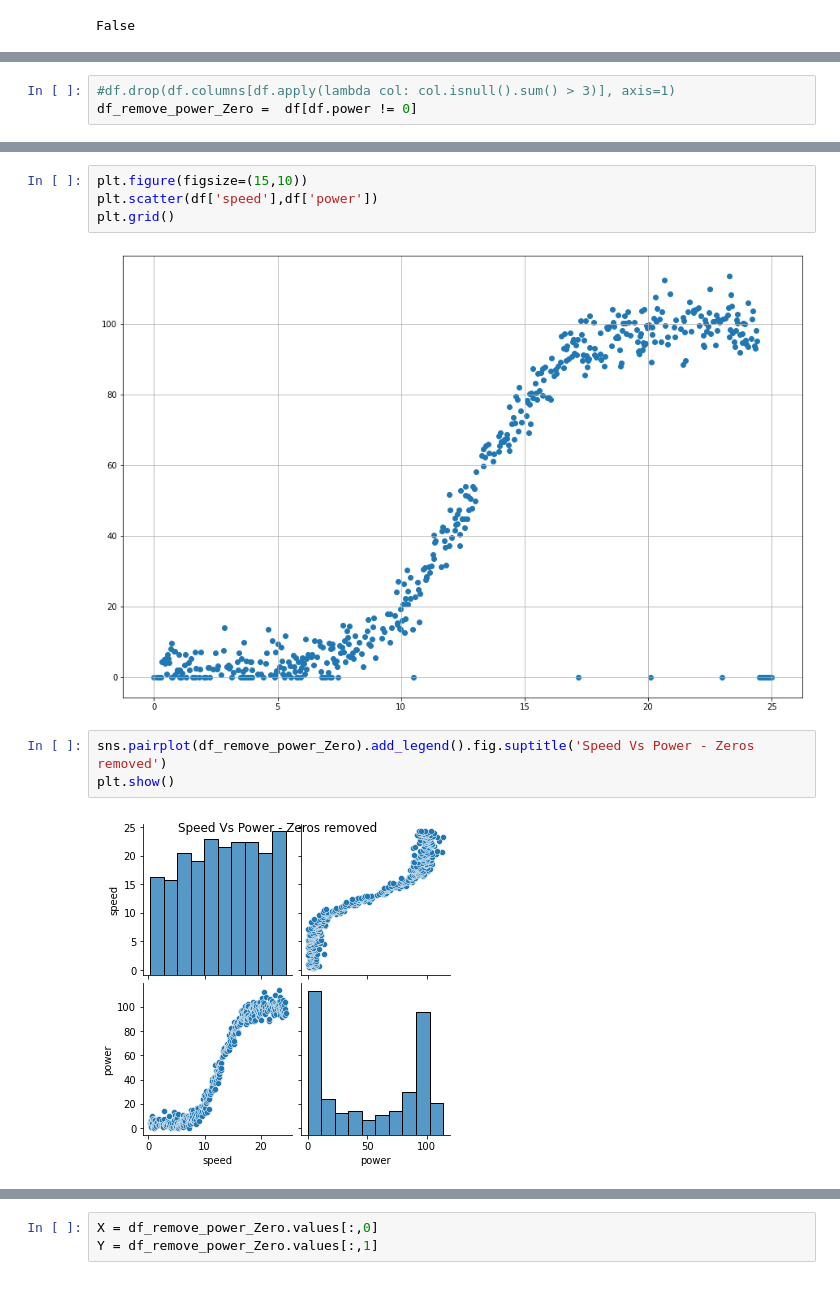
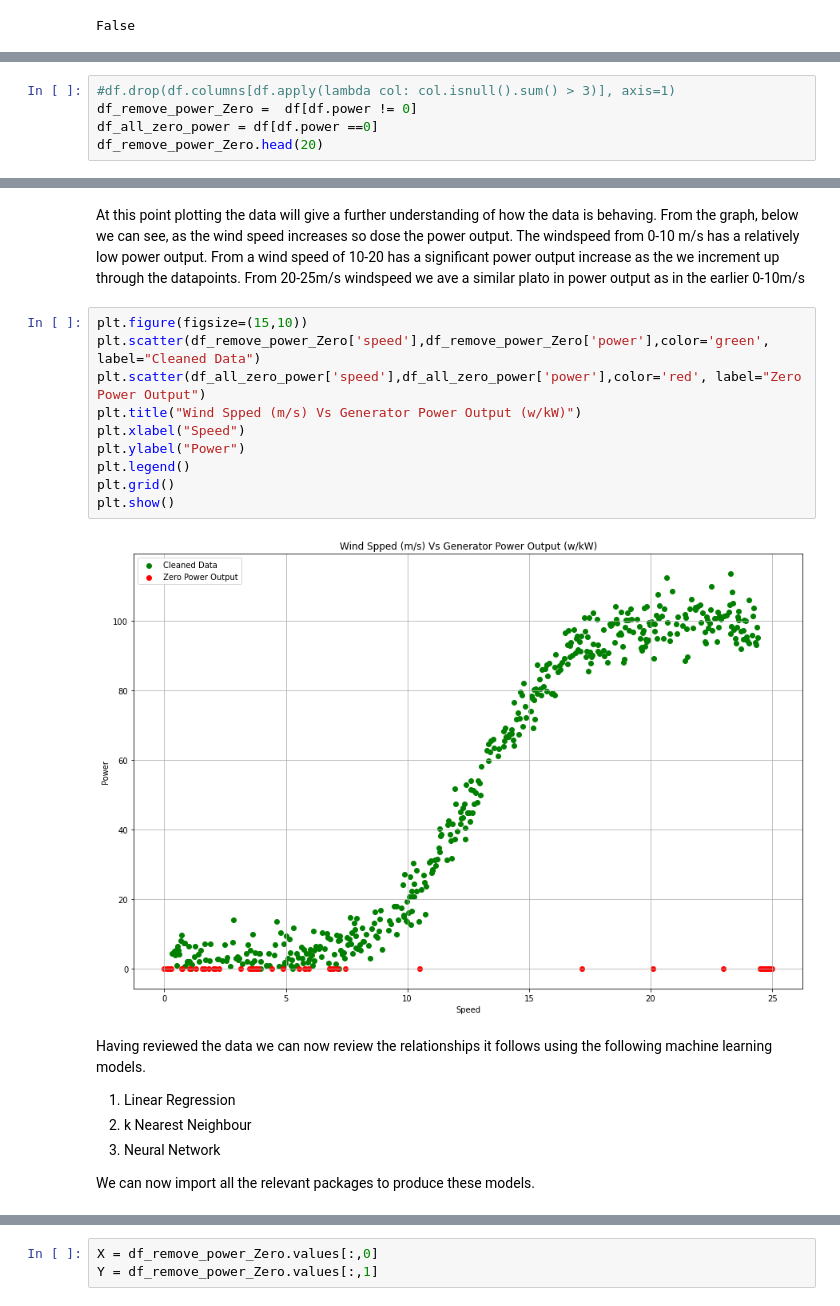
Before and after one commit to EoghanDelaney/ML-Project-2020, a Jupyter notebook: Power Production Project.ipynb, the cells around one changed output, grey strips where cells are left out. Saved outputs shown, nothing was run; the diff lists cells and outputs as text.

```diff
--- a/Power Production Project.ipynb
+++ b/Power Production Project.ipynb
@@ -36,3 +90,5 @@ False
 # %%
 #df.drop(df.columns[df.apply(lambda col: col.isnull().sum() > 3)], axis=1)
 df_remove_power_Zero =  df[df.power != 0]
+df_all_zero_power = df[df.power ==0]
+df_remove_power_Zero.head(20)
@@ -85,12 +121,22 @@ plt.show()
-# %%
-plt.figure(figsize=(15,10))
-plt.scatter(df['speed'],df['power'])
-plt.grid()
-# %% [output]
-[figure, removed]
-# %%
-sns.pairplot(df_remove_power_Zero).add_legend().fig.suptitle('Speed Vs Power - Zeros removed')
-plt.show()
-# %% [output]
-[figure, removed]
+# %% [markdown]
+At this point plotting the data will give a further understanding of how the data is behaving. From the graph, below we can see, as the wind speed increases so dose the power output. The windspeed from 0-10 m/s has a relatively low power output. From a wind speed of 10-20 has a significant power output increase as the we increment up through the datapoints. From 20-25m/s windspeed we ave a similar plato in power output as in the earlier 0-10m/s
+# %%
+plt.figure(figsize=(15,10))
+plt.scatter(df_remove_power_Zero['speed'],df_remove_power_Zero['power'],color='green', label="Cleaned Data")
+plt.scatter(df_all_zero_power['speed'],df_all_zero_power['power'],color='red', label="Zero Power Output")
+plt.title("Wind Spped (m/s) Vs Generator Power Output (w/kW)")
+plt.xlabel("Speed")
+plt.ylabel("Power")
+plt.legend()
+plt.grid()
+plt.show()
+# %% [output]
+[figure, added]
+# %% [markdown]
+Having reviewed the data we can now review the relationships it follows using the following machine learning models.
+1. Linear Regression
+2. k Nearest Neighbour
+3. Neural Network
+
+We can now import all the relevant packages to produce these models.
 # %%
```
Also changed, not shown: parts of 74 cells of this notebook, 5 other files.
